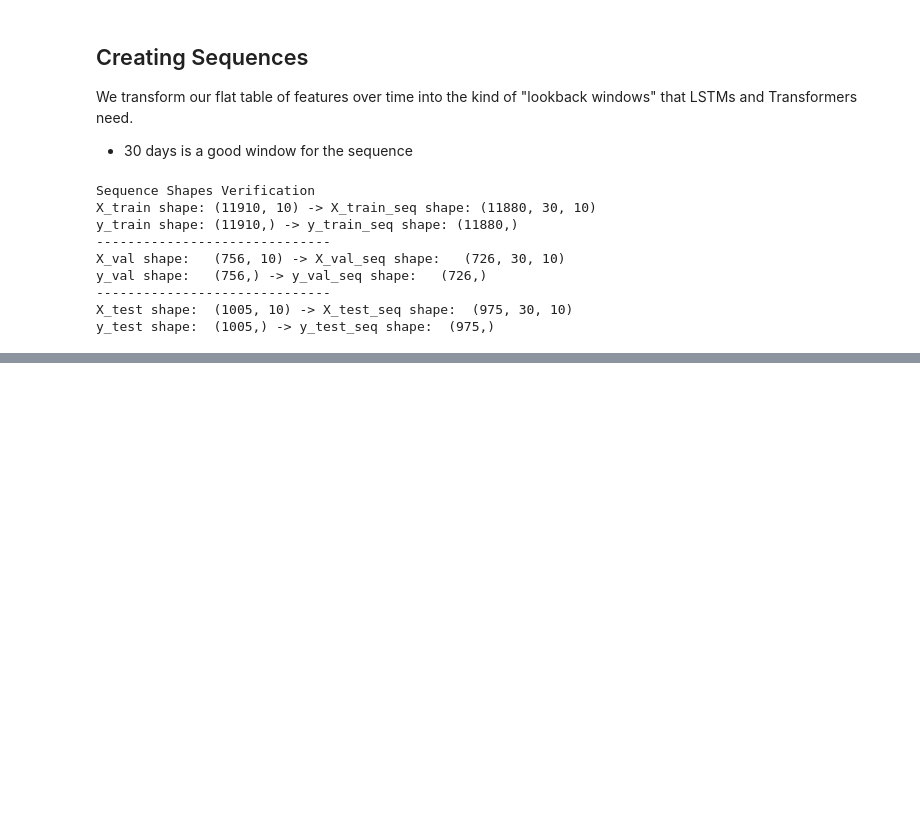
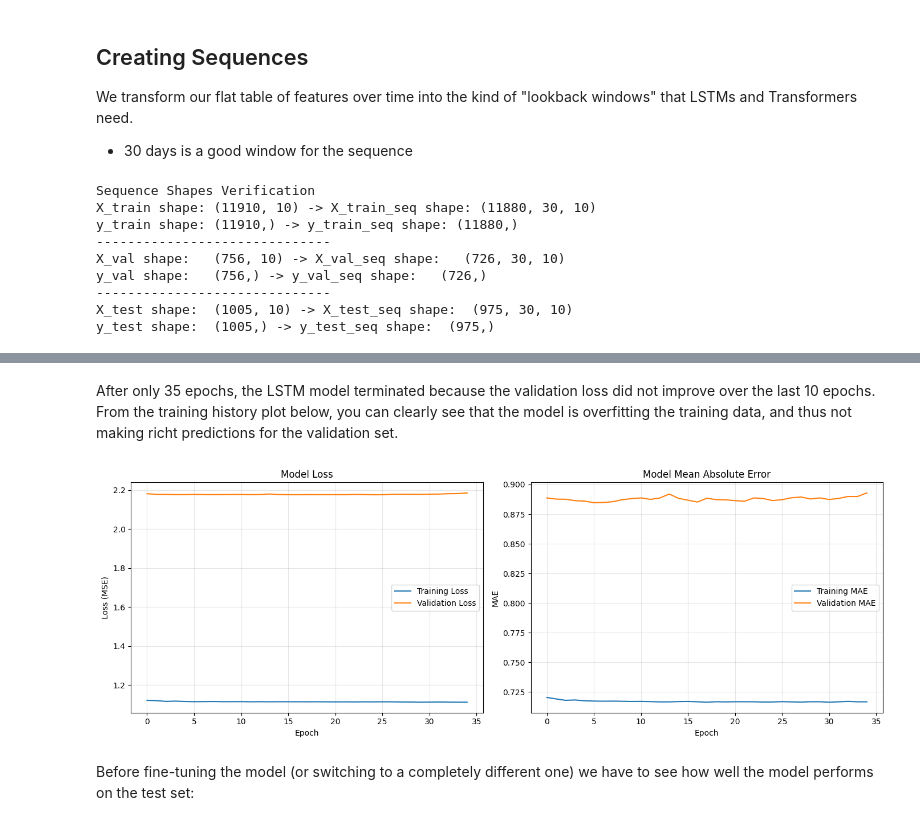
Before and after one commit to Arashi20/sp500_Prediction, a Jupyter notebook: notebooks/Model_Training.ipynb, the cells around one changed output, grey strips where cells are left out. Saved outputs shown, nothing was run; the diff lists cells and outputs as text; code cells hidden in the pictures; blank space fills up the shorter version.

Commit message:
Feat: Built and trained LSTM models, but they lacked predictive quality

```diff
--- a/notebooks/Model_Training.ipynb
+++ b/notebooks/Model_Training.ipynb
@@ -356,0 +424,20 @@ y_test shape:  (1005,) -> y_test_seq shape:  (975,)
+# %%
+#epochs: Number of times to iterate over the entire training dataset
+#batch_size: Number of samples per gradient update
+EPOCHS = 100
+BATCH_SIZE = 32
+
+print("\nStarting Model Training")
+
+history = model.fit(
+    X_train_seq, y_train_seq,
+    epochs=EPOCHS,
+    batch_size=BATCH_SIZE,
+    validation_data=(X_val_seq, y_val_seq),
+    callbacks=[model_checkpoint_callback, early_stopping_callback], #Add callbacks
+    verbose=1
+)
+
+print("\nModel Training Finished")
+
+#model.save('../models/lstm_final_model.keras')
@@ -356,0 +462,46 @@ y_test shape:  (1005,) -> y_test_seq shape:  (975,)
+# %% [markdown]
+After only 35 epochs, the LSTM model terminated because the validation loss did not improve over the last 10 epochs. From the training history plot below, you can clearly see that the model is overfitting the training data, and thus not making richt predictions for the validation set.
+# %%
+#Plot Training History
+
+def plot_training_history(history):
+    """Plots loss and metrics from Keras training history."""
+    fig, axes = plt.subplots(1, 2, figsize=(14, 5))
+
+    #Plot Loss
+    axes[0].plot(history.history['loss'], label='Training Loss')
+    axes[0].plot(history.history['val_loss'], label='Validation Loss')
+    axes[0].set_title('Model Loss')
+    axes[0].set_xlabel('Epoch')
+    axes[0].set_ylabel('Loss (MSE)')
+    axes[0].legend()
+    axes[0].grid(True, alpha=0.3)
+
+
+    metric_key = None
+    for key in history.history.keys():
+        if 'mean_absolute_error' in key and 'val_' not in key:
+            metric_key = key
+            break
+
+    if metric_key:
+        val_metric_key = f'val_{metric_key}'
+        axes[1].plot(history.history[metric_key], label='Training MAE')
+        if val_metric_key in history.history:
+             axes[1].plot(history.history[val_metric_key], label='Validation MAE')
+        axes[1].set_title('Model Mean Absolute Error')
+        axes[1].set_xlabel('Epoch')
+        axes[1].set_ylabel('MAE')
+        axes[1].legend()
+        axes[1].grid(True, alpha=0.3)
+    else:
+         axes[1].set_visible(False)
+
+    plt.tight_layout()
+    plt.show()
+
+plot_training_history(history)
+# %% [output]
+[figure, added]
+# %% [markdown]
+Before fine-tuning the model (or switching to a completely different one) we have to see how well the model performs on the test set:
```
Also changed, not shown: parts of 22 cells of this notebook.
